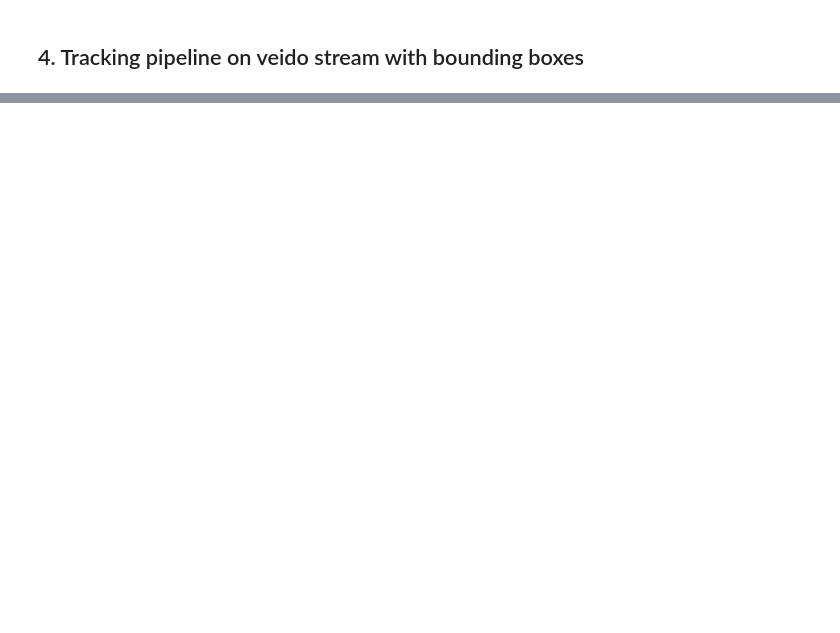
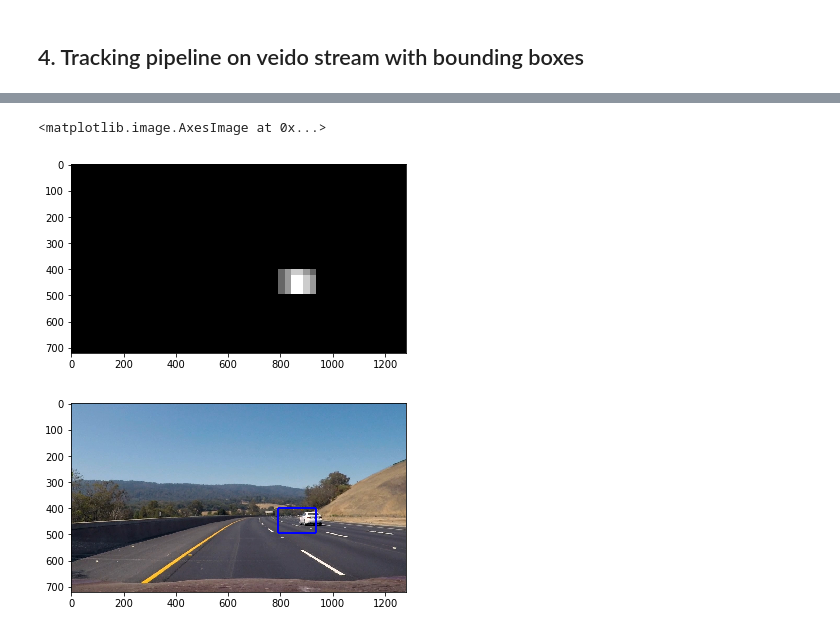
Before and after one commit to DataShrimp/CarND-Vehicle-Detection, a Jupyter notebook: solution.ipynb, the cells around one changed output, grey strips where cells are left out. Cells and saved outputs as stored; diff of their text form; code cells hidden in the pictures; blank space fills up the shorter version.

```diff
--- a/solution.ipynb
+++ b/solution.ipynb
@@ -335,0 +346,16 @@ plt.imshow(draw_img)
+# %%
+img = mpimg.imread('test_images/test3.jpg')
+heat = np.zeros_like(img[:,:,0]).astype(np.float)
+heat = add_heat(heat, bbox_list)
+heat = apply_threshold(heat,1)
+heatmap = np.clip(heat, 0, 255)
+labels = label(heatmap)
+draw_img = draw_labeled_bboxes(np.copy(img), labels)
+plt.figure(1)
+plt.imshow(heat, cmap='gray')
+plt.figure(2)
+plt.imshow(draw_img)
+# %% [output]
+<matplotlib.image.AxesImage at 0x...>
+[figure, added]
+[figure, added]
```
Also changed, not shown: parts of 14 cells of this notebook, 15 other files.
